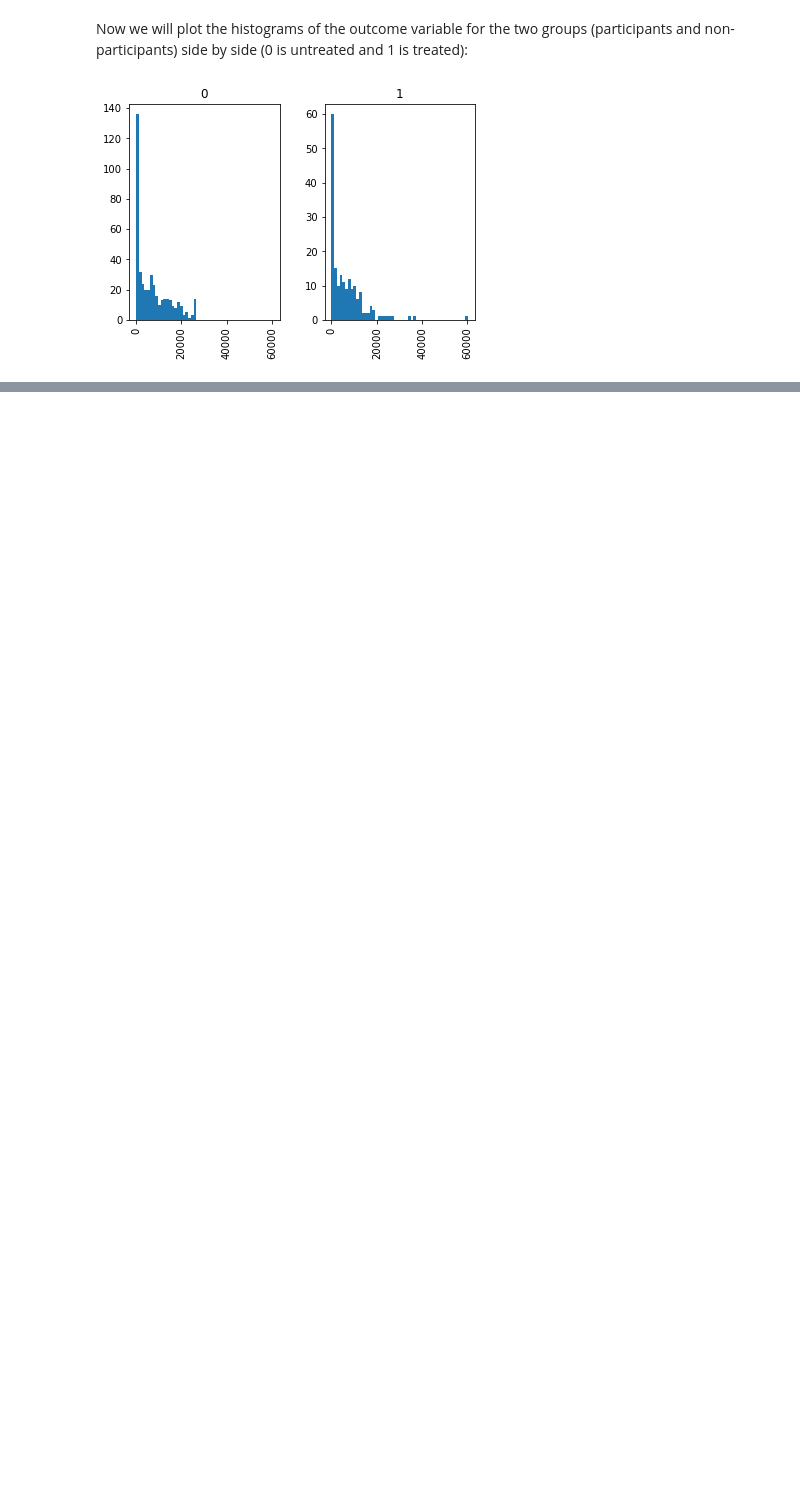
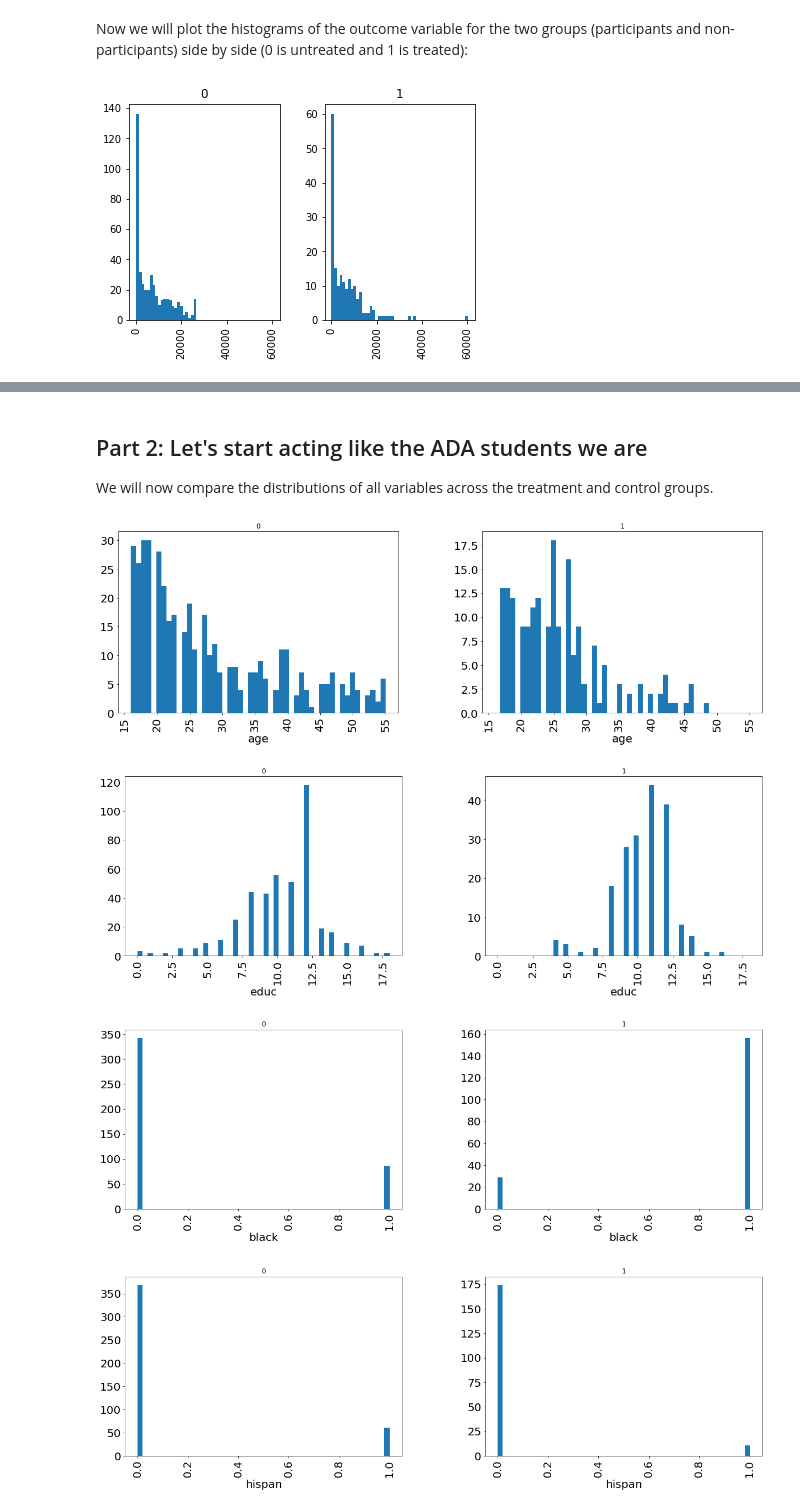
Before and after one commit to odorgergo/ada-rag, a Jupyter notebook: HW4/Q1.ipynb, the cells around one changed output, grey strips where cells are left out. Drawn from its saved outputs; the diff is of its cells as text; code cells hidden in the pictures; blank space fills up the shorter version.

```diff
--- a/HW4/Q1.ipynb
+++ b/HW4/Q1.ipynb
@@ -68,0 +98,21 @@ ax1, ax2 = df_full.hist(column='re78', by = 'treat', range=[0, df_full.re78.max(
+# %% [markdown]
+## Part 2: Let's start acting like the ADA students we are
+
+We will now compare the distributions of all variables across the treatment and control groups.
+# %%
+#plt.subplot(7,2,1)
+#fig, axes = plt.subplots(nrows=5, ncols=2, sharex=True, sharey=True)
+def create_subplot(df, column_name):
+    ax1, ax2 = df.hist(column=column_name, by='treat', range=[df[column_name].min(), df[column_name].max()], bins=50, figsize=(20,6), xlabelsize=20, ylabelsize=20)
+    ax1.set_xlabel(column_name, size=20)
+    ax2.set_xlabel(column_name, size=20)
+
+for column_name in df_full.columns:
+    if (column_name == 'id' or column_name == 'treat'):
+        continue
+    create_subplot(df_full, column_name)
+# %% [output]
+[figure, added]
+[figure, added]
+[figure, added]
+[figure, added]
```
Also changed, not shown: parts of 14 cells of this notebook.
